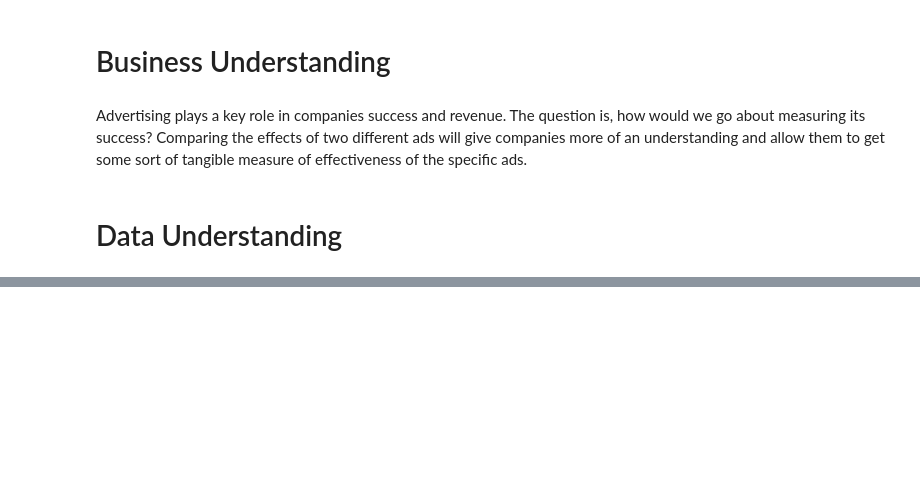
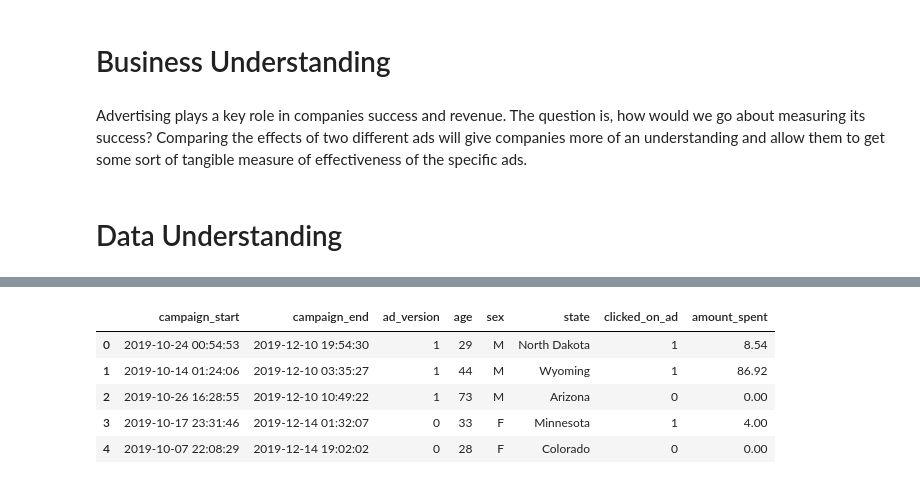
Before and after one commit to zachagreenberg/AdCampaignTesting, a Jupyter notebook: eda-testing-eval.ipynb, the cells around one changed output, grey strips where cells are left out. Drawn from its saved outputs; the diff is of its cells as text; code cells hidden in the pictures; blank space fills up the shorter version.

```diff
--- a/eda-testing-eval.ipynb
+++ b/eda-testing-eval.ipynb
@@ -73,0 +127,9 @@ df.describe()
+# %%
+df.head()
+# %% [output]
+|  | campaign_start | campaign_end | ad_version | age | sex | state | clicked_on_ad | amount_spent |
+| 0 | 2019-10-24 00:54:53 | 2019-12-10 19:54:30 | 1 | 29 | M | North Dakota | 1 | 8.54 |
+| 1 | 2019-10-14 01:24:06 | 2019-12-10 03:35:27 | 1 | 44 | M | Wyoming | 1 | 86.92 |
+| 2 | 2019-10-26 16:28:55 | 2019-12-10 10:49:22 | 1 | 73 | M | Arizona | 0 | 0.00 |
+| 3 | 2019-10-17 23:31:46 | 2019-12-14 01:32:07 | 0 | 33 | F | Minnesota | 1 | 4.00 |
+| 4 | 2019-10-07 22:08:29 | 2019-12-14 19:02:02 | 0 | 28 | F | Colorado | 0 | 0.00 |
```
Also changed, not shown: parts of 12 cells of this notebook.
